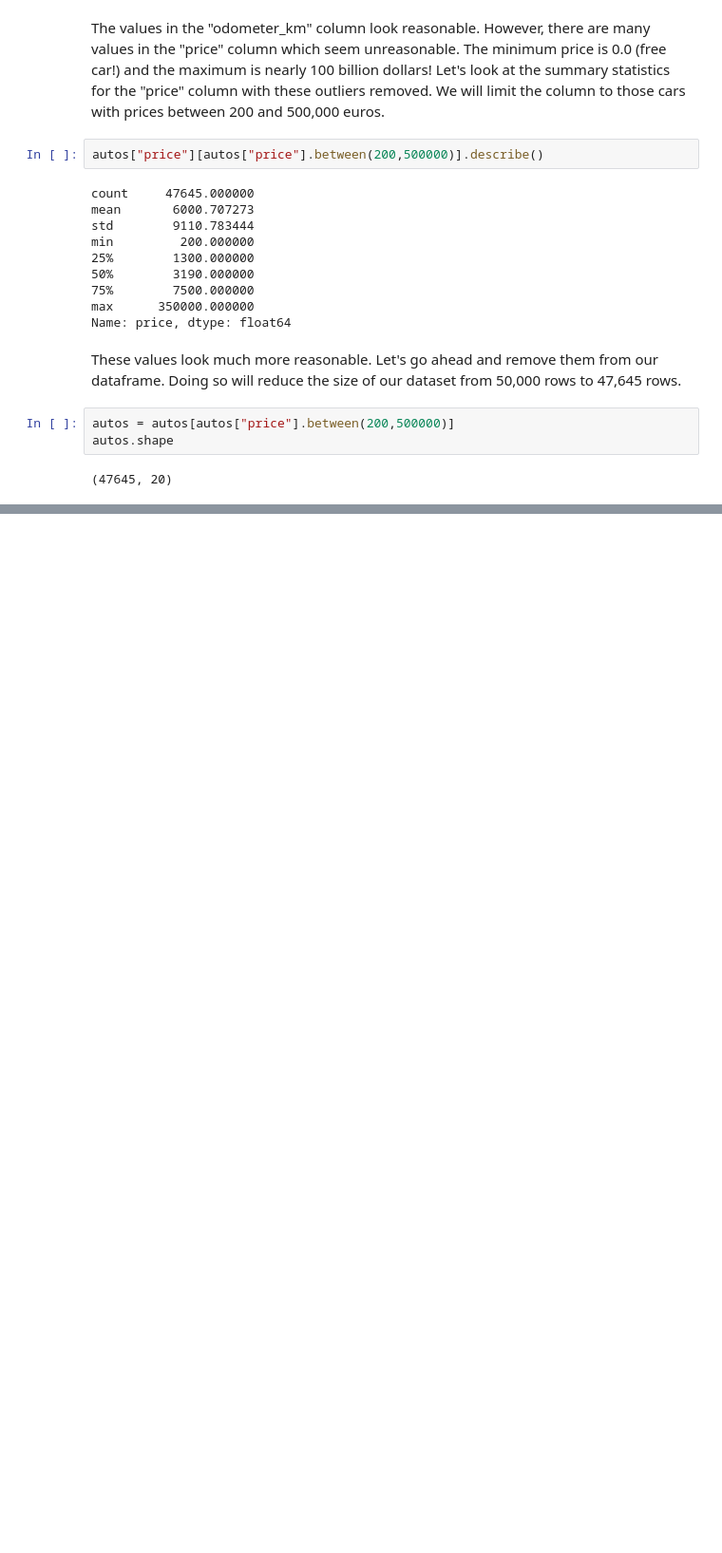
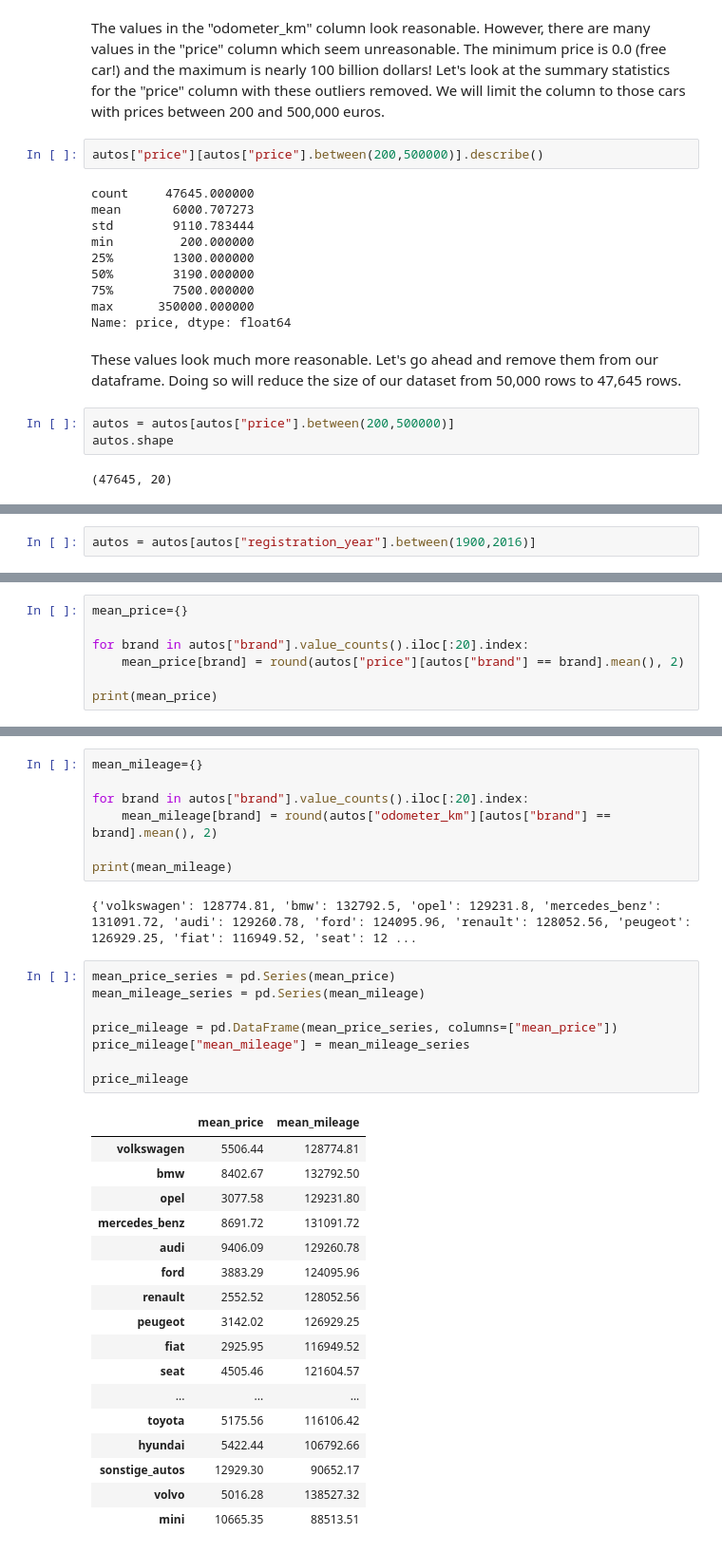
Before and after one commit to cfrisby/DataQuest_Projects, a Jupyter notebook: Exploring Ebay Car Sales Data/Exploring_Ebay_Car_Sale_Data.ipynb, the cells around one changed output, grey strips where cells are left out. Shown at 95% size. Drawn from its saved outputs; the diff is of its cells as text; blank space fills up the shorter version.

Commit message:
Additional analysis of price and mileage

```diff
--- a/Exploring Ebay Car Sales Data/Exploring_Ebay_Car_Sale_Data.ipynb
+++ b/Exploring Ebay Car Sales Data/Exploring_Ebay_Car_Sale_Data.ipynb
@@ -330,0 +432,2 @@ Per the data dictionary, the "date_crawled" and "last_seen" columns were generat
+# %%
+autos = autos[autos["registration_year"].between(1900,2016)]
@@ -330,0 +474,7 @@ Per the data dictionary, the "date_crawled" and "last_seen" columns were generat
+# %%
+mean_price={}
+
+for brand in autos["brand"].value_counts().iloc[:20].index:
+    mean_price[brand] = round(autos["price"][autos["brand"] == brand].mean(), 2)
+
+print(mean_price)
@@ -330,0 +487,35 @@ Per the data dictionary, the "date_crawled" and "last_seen" columns were generat
+# %%
+mean_mileage={}
+
+for brand in autos["brand"].value_counts().iloc[:20].index:
+    mean_mileage[brand] = round(autos["odometer_km"][autos["brand"] == brand].mean(), 2)
+
+print(mean_mileage)
+# %% [output]
+{'volkswagen': 128774.81, 'bmw': 132792.5, 'opel': 129231.8, 'mercedes_benz': 131091.72, 'audi': 129260.78, 'ford': 124095.96, 'renault': 128052.56, 'peugeot': 126929.25, 'fiat': 116949.52, 'seat': 12 ...
+# %%
+mean_price_series = pd.Series(mean_price)
+mean_mileage_series = pd.Series(mean_mileage)
+
+price_mileage = pd.DataFrame(mean_price_series, columns=["mean_price"])
+price_mileage["mean_mileage"] = mean_mileage_series
+
+price_mileage
+# %% [output]
+|  | mean_price | mean_mileage |
+| volkswagen | 5506.44 | 128774.81 |
+| bmw | 8402.67 | 132792.50 |
+| opel | 3077.58 | 129231.80 |
+| mercedes_benz | 8691.72 | 131091.72 |
+| audi | 9406.09 | 129260.78 |
+| ford | 3883.29 | 124095.96 |
+| renault | 2552.52 | 128052.56 |
+| peugeot | 3142.02 | 126929.25 |
+| fiat | 2925.95 | 116949.52 |
+| seat | 4505.46 | 121604.57 |
+| ... | ... | ... |
+| toyota | 5175.56 | 116106.42 |
+| hyundai | 5422.44 | 106792.66 |
+| sonstige_autos | 12929.30 | 90652.17 |
+| volvo | 5016.28 | 138527.32 |
+| mini | 10665.35 | 88513.51 |
```
Also changed, not shown: parts of 21 cells of this notebook.
